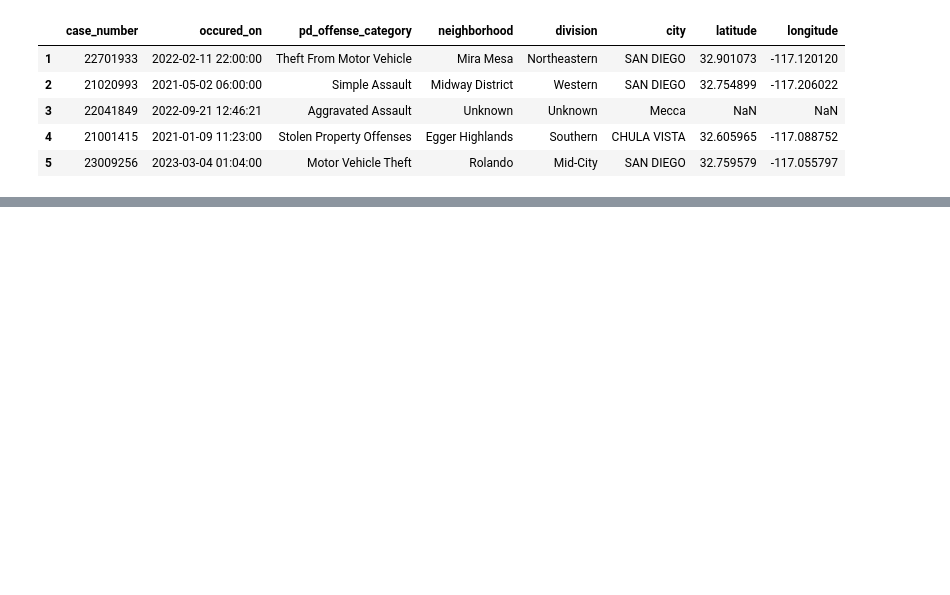
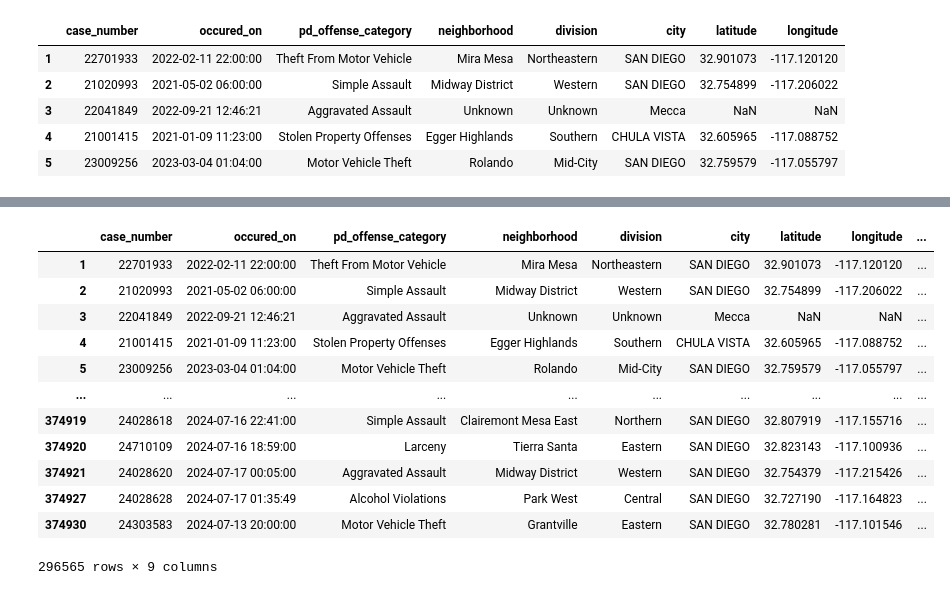
Before and after one commit to sarahhe05/San-Diego-Crime-Analysis, a Jupyter notebook: San-Diego-Crime-Analysis.ipynb, the cells around one changed output, grey strips where cells are left out. Saved outputs shown, nothing was run; the diff lists cells and outputs as text; code cells hidden in the pictures; blank space fills up the shorter version.

```diff
--- a/San-Diego-Crime-Analysis.ipynb
+++ b/San-Diego-Crime-Analysis.ipynb
@@ -30,0 +31,20 @@ plt.show()
+# %%
+def get_hour(time):
+    return int(time[11:13])
+
+crimes_df['hour of day'] = crimes_df['occured_on'].apply(get_hour)
+crimes_df
+# %% [output]
+|  | case_number | occured_on | pd_offense_category | neighborhood | division | city | latitude | longitude | ... |
+| 1 | 22701933 | 2022-02-11 22:00:00 | Theft From Motor Vehicle | Mira Mesa | Northeastern | SAN DIEGO | 32.901073 | -117.120120 | ... |
+| 2 | 21020993 | 2021-05-02 06:00:00 | Simple Assault | Midway District | Western | SAN DIEGO | 32.754899 | -117.206022 | ... |
+| 3 | 22041849 | 2022-09-21 12:46:21 | Aggravated Assault | Unknown | Unknown | Mecca | NaN | NaN | ... |
+| 4 | 21001415 | 2021-01-09 11:23:00 | Stolen Property Offenses | Egger Highlands | Southern | CHULA VISTA | 32.605965 | -117.088752 | ... |
+| 5 | 23009256 | 2023-03-04 01:04:00 | Motor Vehicle Theft | Rolando | Mid-City | SAN DIEGO | 32.759579 | -117.055797 | ... |
+| ... | ... | ... | ... | ... | ... | ... | ... | ... | ... |
+| 374919 | 24028618 | 2024-07-16 22:41:00 | Simple Assault | Clairemont Mesa East | Northern | SAN DIEGO | 32.807919 | -117.155716 | ... |
+| 374920 | 24710109 | 2024-07-16 18:59:00 | Larceny | Tierra Santa | Eastern | SAN DIEGO | 32.823143 | -117.100936 | ... |
+| 374921 | 24028620 | 2024-07-17 00:05:00 | Aggravated Assault | Midway District | Western | SAN DIEGO | 32.754379 | -117.215426 | ... |
+| 374927 | 24028628 | 2024-07-17 01:35:49 | Alcohol Violations | Park West | Central | SAN DIEGO | 32.727190 | -117.164823 | ... |
+| 374930 | 24303583 | 2024-07-13 20:00:00 | Motor Vehicle Theft | Grantville | Eastern | SAN DIEGO | 32.780281 | -117.101546 | ... |
+296565 rows × 9 columns
```
Also changed, not shown: parts of 4 cells of this notebook.
